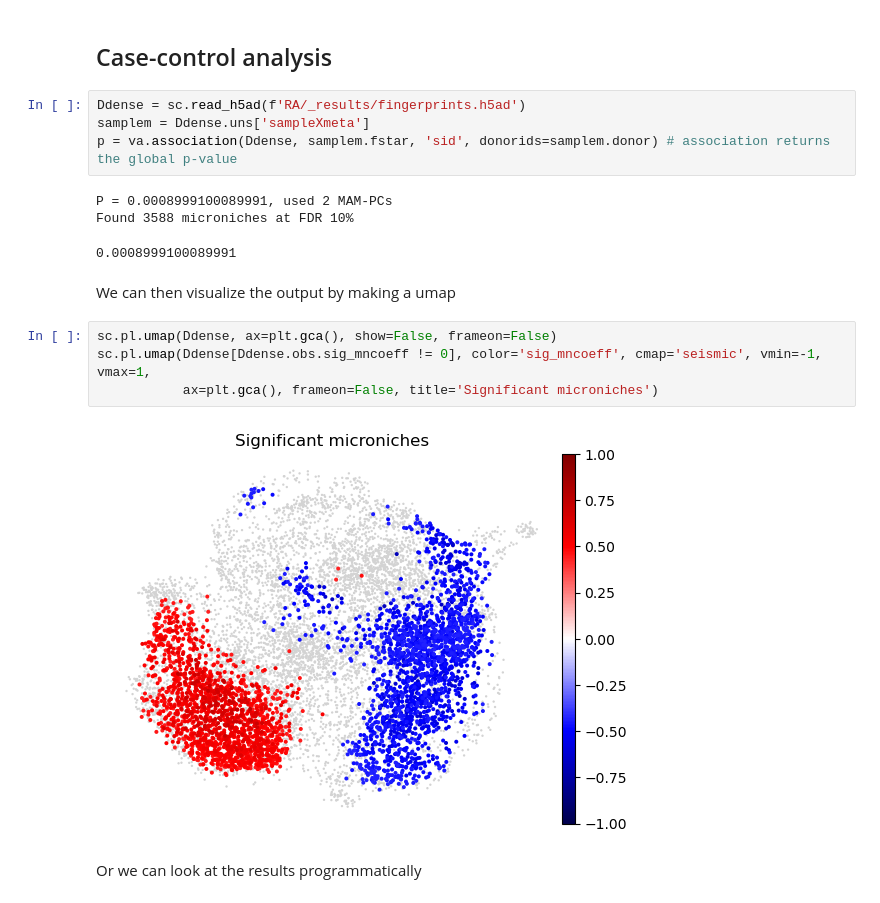
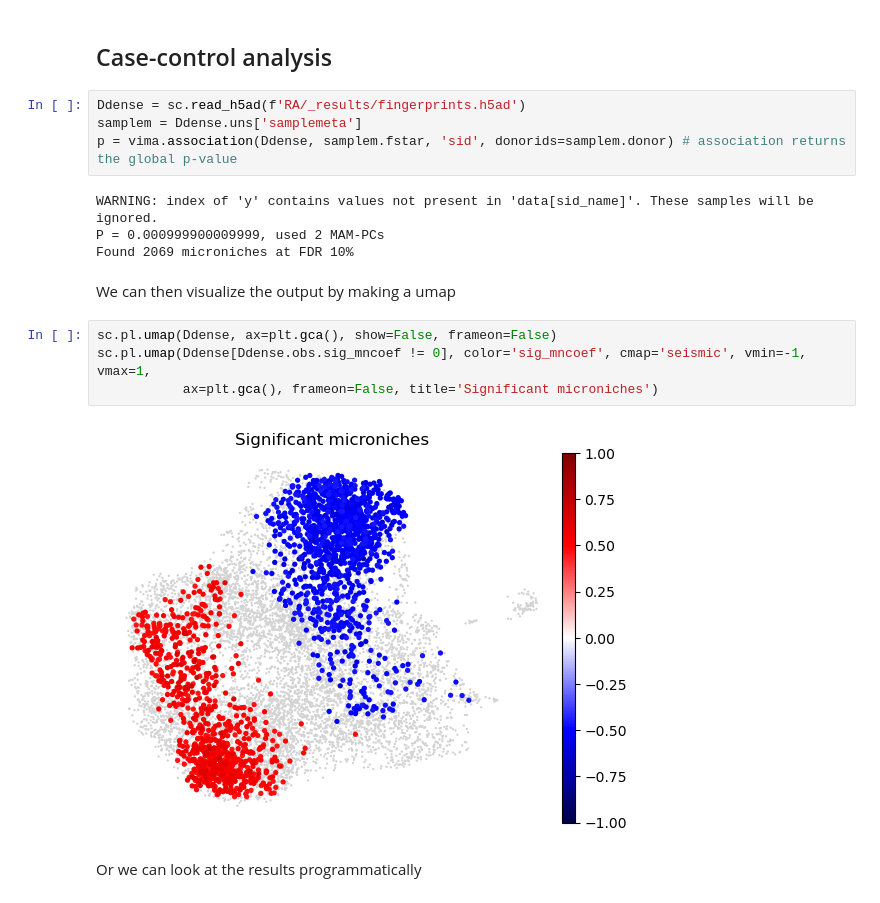
Before and after one commit to yakirr/vima, a Jupyter notebook: demo/demo.ipynb, the cells around one changed output. Drawn from its saved outputs; the diff is of its cells as text.

```diff
--- a/demo/demo.ipynb
+++ b/demo/demo.ipynb
@@ -241,20 +226,20 @@ Now we can read in the the patch fingerprints and conduct the case-control analy
 ## Case-control analysis
 # %%
 Ddense = sc.read_h5ad(f'RA/_results/fingerprints.h5ad')
-samplem = Ddense.uns['sampleXmeta']
-p = va.association(Ddense, samplem.fstar, 'sid', donorids=samplem.donor) # association returns the global p-value
+samplem = Ddense.uns['samplemeta']
+p = vima.association(Ddense, samplem.fstar, 'sid', donorids=samplem.donor) # association returns the global p-value
 # %% [output]
-P = 0.0008999100089991, used 2 MAM-PCs
-Found 3588 microniches at FDR 10%
+WARNING: index of 'y' contains values not present in 'data[sid_name]'. These samples will be ignored.
+P = 0.000999900009999, used 2 MAM-PCs
+Found 2069 microniches at FDR 10%
-0.0008999100089991
 # %% [markdown]
 We can then visualize the output by making a umap
 # %%
 sc.pl.umap(Ddense, ax=plt.gca(), show=False, frameon=False)
-sc.pl.umap(Ddense[Ddense.obs.sig_mncoeff != 0], color='sig_mncoeff', cmap='seismic', vmin=-1, vmax=1,
+sc.pl.umap(Ddense[Ddense.obs.sig_mncoef != 0], color='sig_mncoef', cmap='seismic', vmin=-1, vmax=1,
            ax=plt.gca(), frameon=False, title='Significant microniches')
 # %% [output]
-[figure, old version]
+[figure, new version]
 # %% [markdown]
 Or we can look at the results programmatically
 # %%
```
Also changed, not shown: parts of 15 cells of this notebook, 2 other files.
